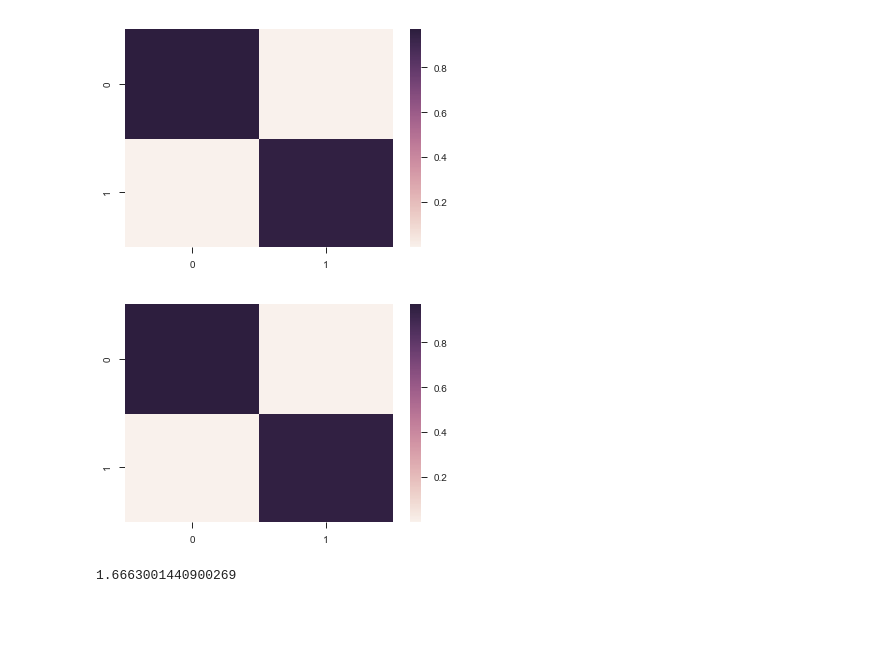
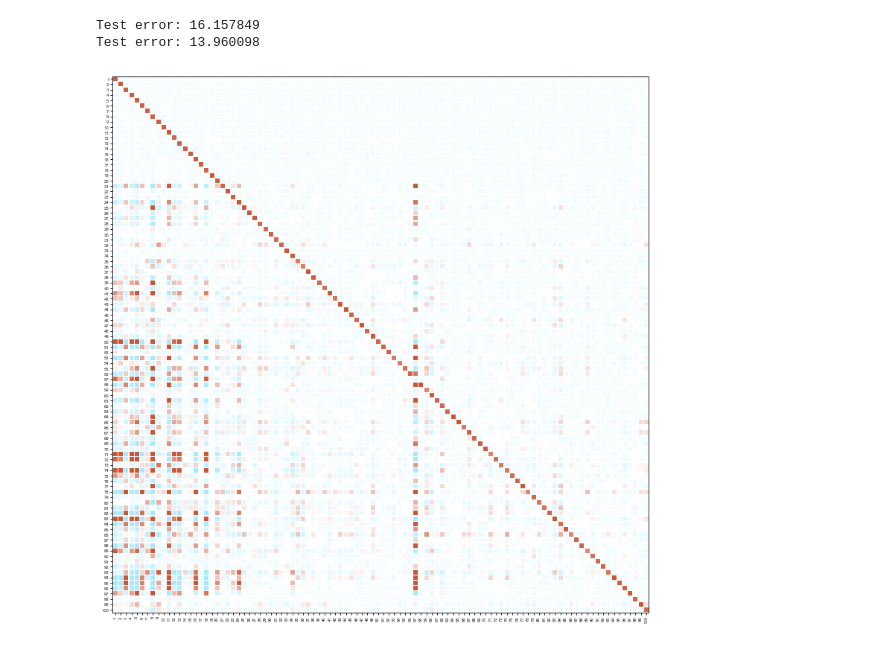
Before and after one commit to altaetran/lpa, a Jupyter notebook: ipython_examples/finance.ipynb, the cells around one changed output. Saved outputs shown, nothing was run; the diff lists cells and outputs as text; code cells hidden in the pictures; blank space fills up the shorter version.

```diff
--- a/ipython_examples/finance.ipynb
+++ b/ipython_examples/finance.ipynb
@@ -84,13 +193,18 @@ plt.show()
-# %%
-W,A,b = lp.get_model_params()
-seaborn.heatmap(np.mean(A,axis=0))
-plt.show()
-seaborn.heatmap(A[0])
-plt.show()
-# %% [output]
-[figure, removed]
-[figure, removed]
-# %%
-np.linalg.norm(A)
-# %% [output]
-1.6663001440900269
+# %%
+# Get the test error of the best one
+test_err = va.one_step_rmse(X_test)
+print('Test error: '+"{0:05f}".format(test_err))
+
+# Get the test error of the best one
+test_err = lp.one_step_rmse(X_test)
+print('Test error: '+"{0:05f}".format(test_err))
+# %% [output]
+Test error: 16.157849
+Test error: 13.960098
+# %%
+latent_names = range(1,n_components+1)
+W,A_s,b = lp.get_model_params()
+A_plot = np.mean(A_s,axis=0)
+pt.heatmap(A_plot,latent_names,latent_names,cbar=False,vmin=-1,vmax=1,figsize=(10,10),theme='bwr')
+# %% [output]
+[figure, added]
```
Also changed, not shown: parts of 21 cells of this notebook, 12 other files.
